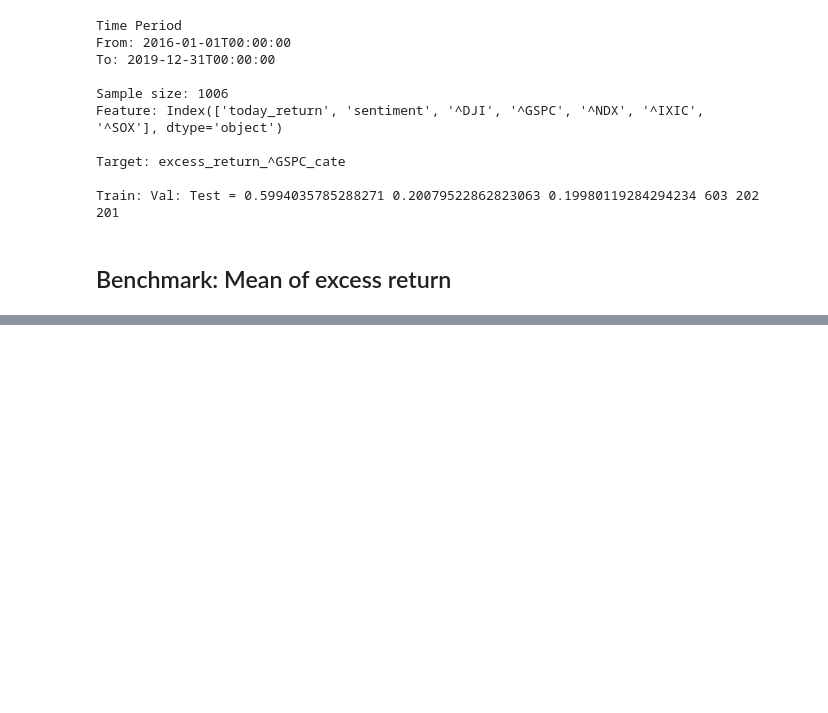
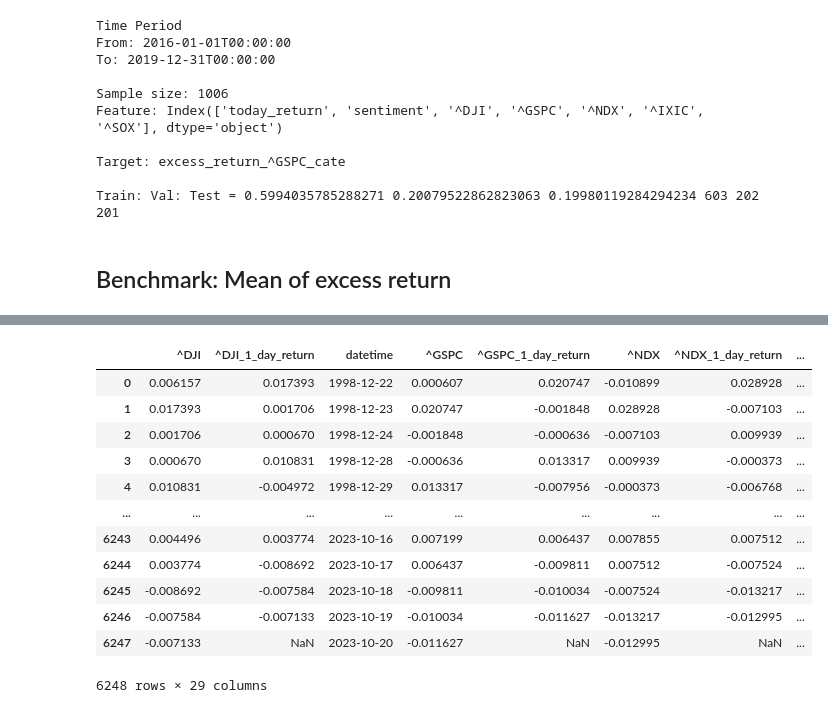
Before and after one commit to yogaliu-ds/Research-D5-Synthesized-input-model, a Jupyter notebook: 2_Benchmark - Multi-class - Sector - (2) Mean of excess return.ipynb, the cells around one changed output, grey strips where cells are left out. Drawn from its saved outputs; the diff is of its cells as text; code cells hidden in the pictures; blank space fills up the shorter version.

```diff
--- a/2_Benchmark - Multi-class - Sector - (2) Mean of excess return.ipynb
+++ b/2_Benchmark - Multi-class - Sector - (2) Mean of excess return.ipynb
@@ -516,0 +576,19 @@ def day_return(df, n, id):
+# %%
+for id in ids:
+  df_index[f'excess_return_{id}'] = df_index['XLK_1_day_return'] - df_index[f'{id}_1_day_return']
+  df_index[f'excess_return_{id}_cate'] = df_index[f'excess_return_{id}'].apply(lambda x: 1 if x >= 0 else 0)
+df_index
+# %% [output]
+|  | ^DJI | ^DJI_1_day_return | datetime | ^GSPC | ^GSPC_1_day_return | ^NDX | ^NDX_1_day_return | ... |
+| 0 | 0.006157 | 0.017393 | 1998-12-22 | 0.000607 | 0.020747 | -0.010899 | 0.028928 | ... |
+| 1 | 0.017393 | 0.001706 | 1998-12-23 | 0.020747 | -0.001848 | 0.028928 | -0.007103 | ... |
+| 2 | 0.001706 | 0.000670 | 1998-12-24 | -0.001848 | -0.000636 | -0.007103 | 0.009939 | ... |
+| 3 | 0.000670 | 0.010831 | 1998-12-28 | -0.000636 | 0.013317 | 0.009939 | -0.000373 | ... |
+| 4 | 0.010831 | -0.004972 | 1998-12-29 | 0.013317 | -0.007956 | -0.000373 | -0.006768 | ... |
+| ... | ... | ... | ... | ... | ... | ... | ... | ... |
+| 6243 | 0.004496 | 0.003774 | 2023-10-16 | 0.007199 | 0.006437 | 0.007855 | 0.007512 | ... |
+| 6244 | 0.003774 | -0.008692 | 2023-10-17 | 0.006437 | -0.009811 | 0.007512 | -0.007524 | ... |
+| 6245 | -0.008692 | -0.007584 | 2023-10-18 | -0.009811 | -0.010034 | -0.007524 | -0.013217 | ... |
+| 6246 | -0.007584 | -0.007133 | 2023-10-19 | -0.010034 | -0.011627 | -0.013217 | -0.012995 | ... |
+| 6247 | -0.007133 | NaN | 2023-10-20 | -0.011627 | NaN | -0.012995 | NaN | ... |
+6248 rows × 29 columns
```
Also changed, not shown: parts of 2 cells of this notebook, 2 other files.
